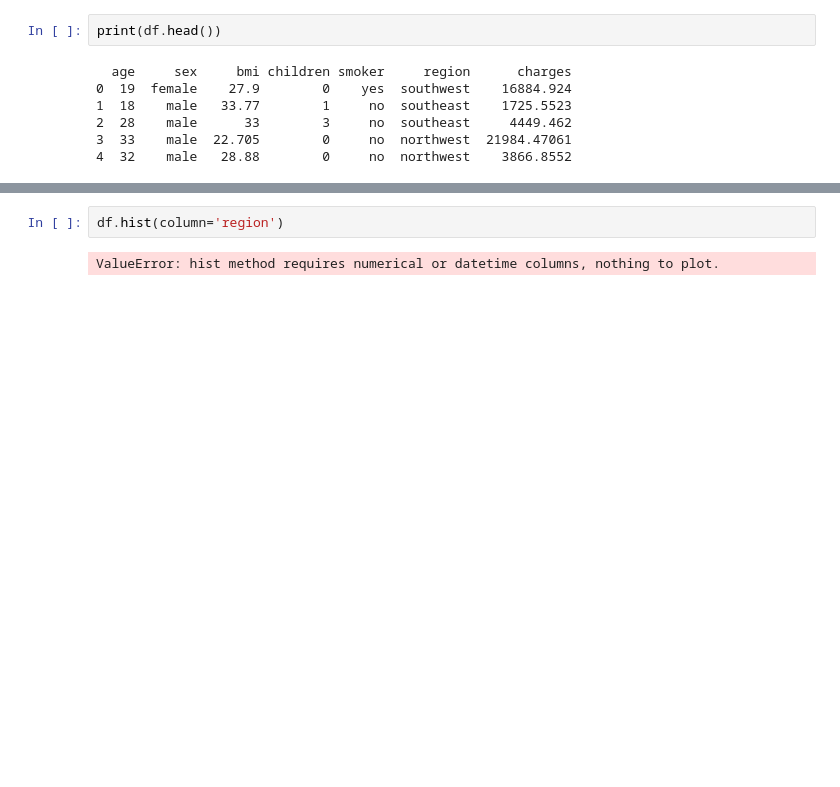
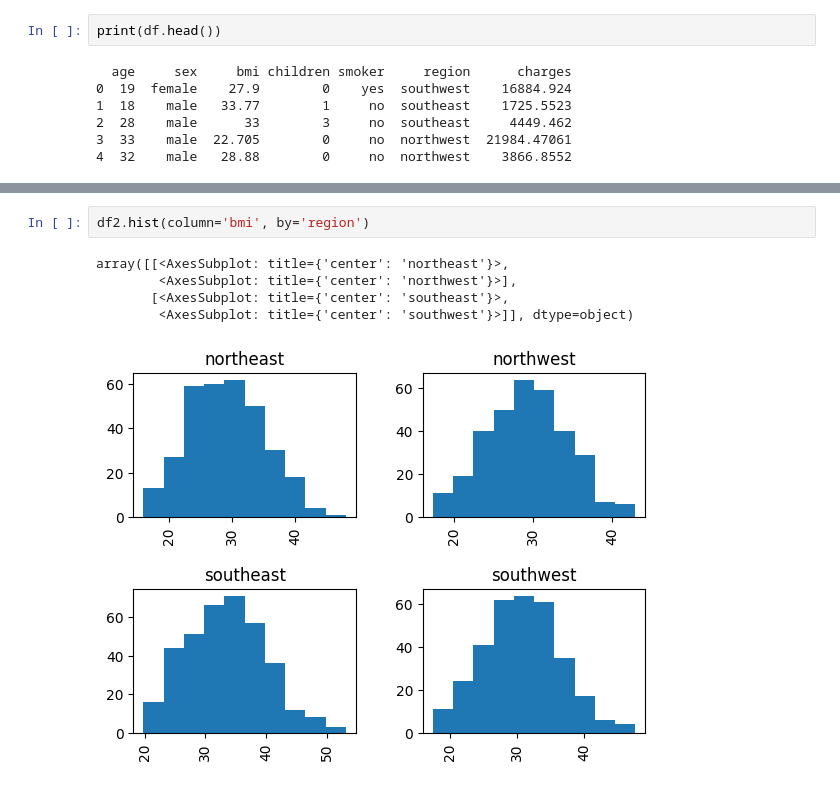
Before and after one commit to JeffRoth/US-medical-insurance-costs, a Jupyter notebook: us-medical-insurance-costs.ipynb, the cells around one changed output, grey strips where cells are left out. Drawn from its saved outputs; the diff is of its cells as text; blank space fills up the shorter version.

```diff
--- a/us-medical-insurance-costs.ipynb
+++ b/us-medical-insurance-costs.ipynb
@@ -168,4 +209,8 @@ print(df.head())
 # %%
-df.hist(column='region')
+df2.hist(column='bmi', by='region')
 # %% [output]
-ValueError: hist method requires numerical or datetime columns, nothing to plot.
+array([[<AxesSubplot: title={'center': 'northeast'}>,
+        <AxesSubplot: title={'center': 'northwest'}>],
+       [<AxesSubplot: title={'center': 'southeast'}>,
+        <AxesSubplot: title={'center': 'southwest'}>]], dtype=object)
+[figure, added]
```
Also changed, not shown: parts of 21 cells of this notebook.
